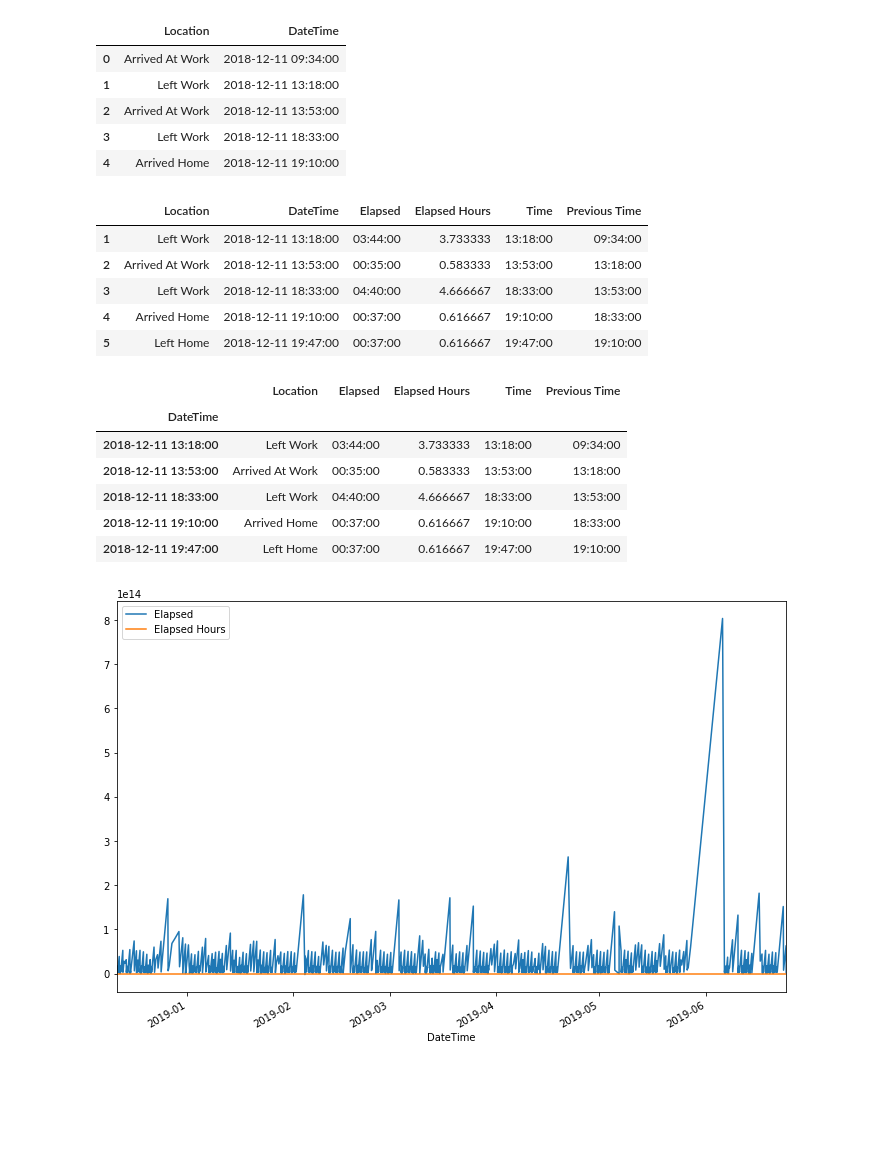
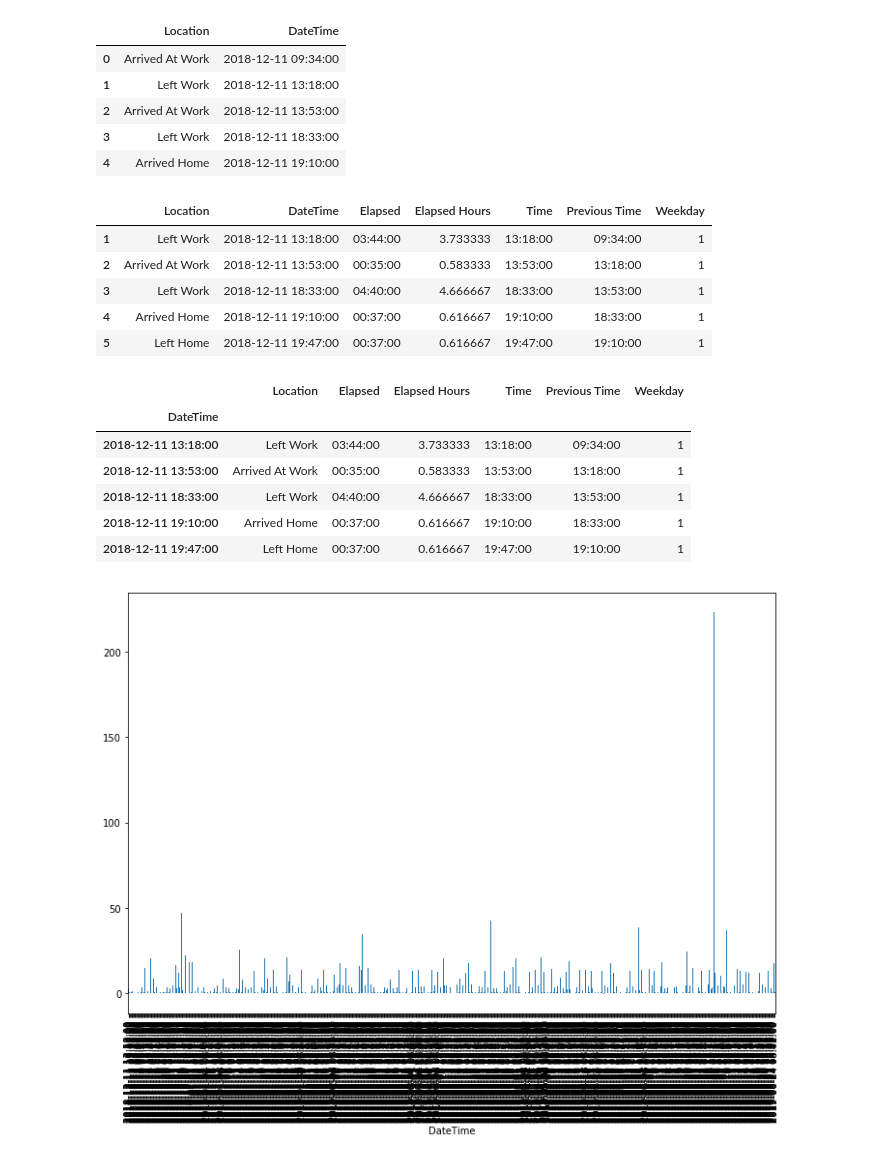
Before and after one commit to alfieish/Commuting, a Jupyter notebook: DataReview.ipynb, the cells around one changed output. Cells and saved outputs as stored; diff of their text form; code cells hidden in the pictures; blank space fills up the shorter version.

```diff
--- a/DataReview.ipynb
+++ b/DataReview.ipynb
@@ -71,28 +61,29 @@ testDF['Previous Time'] = testDF['DateTime'] - testDF['Elapsed']
 testDF = testDF.drop([0])
 testDF['Previous Time'] = testDF['Previous Time'].apply(lambda x: x.time())
 
+testDF['Weekday'] = testDF['DateTime'].dt.dayofweek
 
 testDF.head(5)
 # %% [output]
-|  | Location | DateTime | Elapsed | Elapsed Hours | Time | Previous Time |
-| 1 | Left Work | 2018-12-11 13:18:00 | 03:44:00 | 3.733333 | 13:18:00 | 09:34:00 |
-| 2 | Arrived At Work | 2018-12-11 13:53:00 | 00:35:00 | 0.583333 | 13:53:00 | 13:18:00 |
-| 3 | Left Work | 2018-12-11 18:33:00 | 04:40:00 | 4.666667 | 18:33:00 | 13:53:00 |
-| 4 | Arrived Home | 2018-12-11 19:10:00 | 00:37:00 | 0.616667 | 19:10:00 | 18:33:00 |
-| 5 | Left Home | 2018-12-11 19:47:00 | 00:37:00 | 0.616667 | 19:47:00 | 19:10:00 |
+|  | Location | DateTime | Elapsed | Elapsed Hours | Time | Previous Time | Weekday |
+| 1 | Left Work | 2018-12-11 13:18:00 | 03:44:00 | 3.733333 | 13:18:00 | 09:34:00 | 1 |
+| 2 | Arrived At Work | 2018-12-11 13:53:00 | 00:35:00 | 0.583333 | 13:53:00 | 13:18:00 | 1 |
+| 3 | Left Work | 2018-12-11 18:33:00 | 04:40:00 | 4.666667 | 18:33:00 | 13:53:00 | 1 |
+| 4 | Arrived Home | 2018-12-11 19:10:00 | 00:37:00 | 0.616667 | 19:10:00 | 18:33:00 | 1 |
+| 5 | Left Home | 2018-12-11 19:47:00 | 00:37:00 | 0.616667 | 19:47:00 | 19:10:00 | 1 |
 # %%
 testDF = testDF.set_index('DateTime')
 testDF.head(5)
 # %% [output]
-|  | Location | Elapsed | Elapsed Hours | Time | Previous Time |
-| DateTime |  |  |  |  |  |
-| 2018-12-11 13:18:00 | Left Work | 03:44:00 | 3.733333 | 13:18:00 | 09:34:00 |
-| 2018-12-11 13:53:00 | Arrived At Work | 00:35:00 | 0.583333 | 13:53:00 | 13:18:00 |
-| 2018-12-11 18:33:00 | Left Work | 04:40:00 | 4.666667 | 18:33:00 | 13:53:00 |
-| 2018-12-11 19:10:00 | Arrived Home | 00:37:00 | 0.616667 | 19:10:00 | 18:33:00 |
-| 2018-12-11 19:47:00 | Left Home | 00:37:00 | 0.616667 | 19:47:00 | 19:10:00 |
+|  | Location | Elapsed | Elapsed Hours | Time | Previous Time | Weekday |
+| DateTime |  |  |  |  |  |  |
+| 2018-12-11 13:18:00 | Left Work | 03:44:00 | 3.733333 | 13:18:00 | 09:34:00 | 1 |
+| 2018-12-11 13:53:00 | Arrived At Work | 00:35:00 | 0.583333 | 13:53:00 | 13:18:00 | 1 |
+| 2018-12-11 18:33:00 | Left Work | 04:40:00 | 4.666667 | 18:33:00 | 13:53:00 | 1 |
+| 2018-12-11 19:10:00 | Arrived Home | 00:37:00 | 0.616667 | 19:10:00 | 18:33:00 | 1 |
+| 2018-12-11 19:47:00 | Left Home | 00:37:00 | 0.616667 | 19:47:00 | 19:10:00 | 1 |
 # %%
-testDF.plot(figsize=(12,8))
+testDF['Elapsed Hours'].plot(figsize=(12,8), kind='bar')
 plt.show()
 # %% [output]
-[figure, old version]
+[figure, new version]
```
Also changed, not shown: parts of 12 cells of this notebook.
